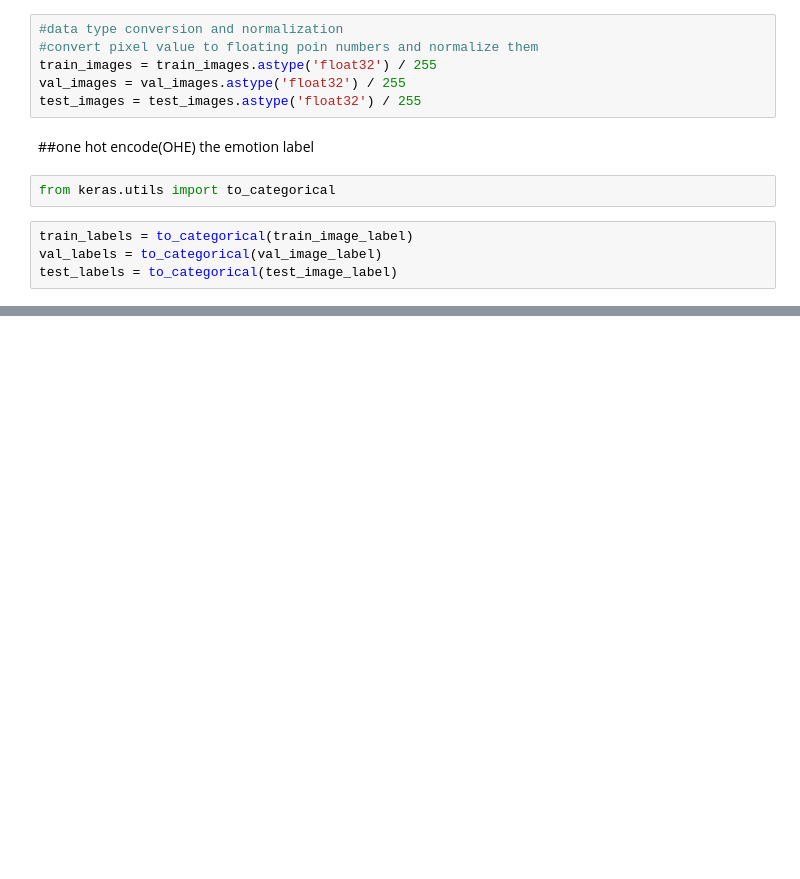
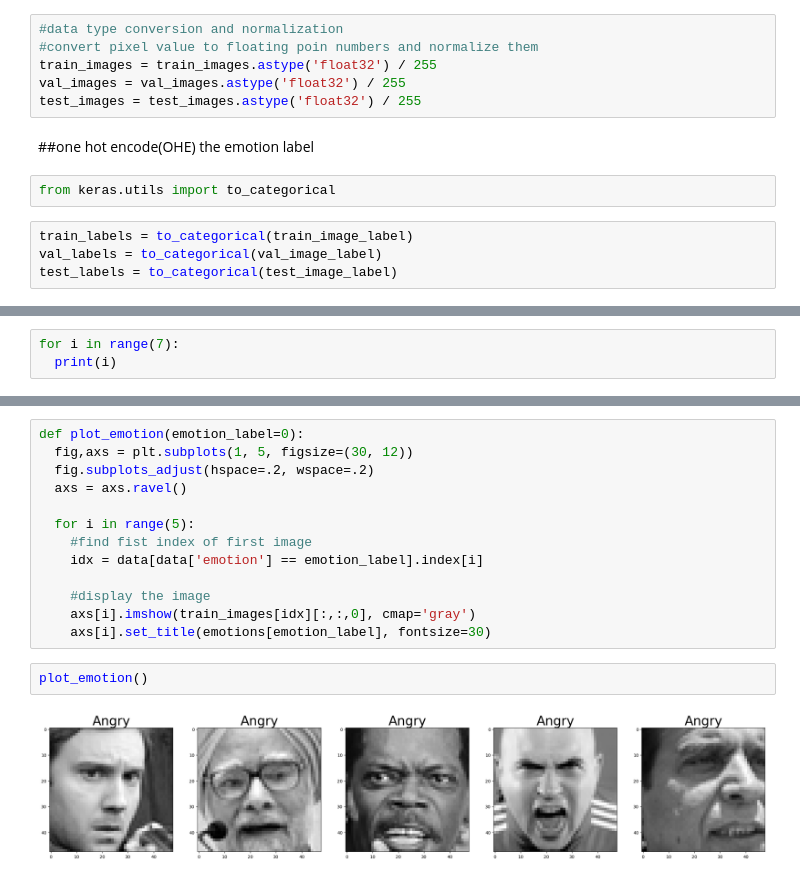
Before and after one commit to rjrizani/machine-learning, a Jupyter notebook: Emotions_Detection.ipynb, the cells around one changed output, grey strips where cells are left out. Drawn from its saved outputs; the diff is of its cells as text; blank space fills up the shorter version.

```diff
--- a/Emotions_Detection.ipynb
+++ b/Emotions_Detection.ipynb
@@ -108,0 +158,3 @@ test_labels = to_categorical(test_image_label)
+# %%
+for i in range(7):
+  print(i)
@@ -108,0 +173,17 @@ test_labels = to_categorical(test_image_label)
+# %%
+def plot_emotion(emotion_label=0):
+  fig,axs = plt.subplots(1, 5, figsize=(30, 12))
+  fig.subplots_adjust(hspace=.2, wspace=.2)
+  axs = axs.ravel()
+
+  for i in range(5):
+    #find fist index of first image
+    idx = data[data['emotion'] == emotion_label].index[i]
+
+    #display the image
+    axs[i].imshow(train_images[idx][:,:,0], cmap='gray')
+    axs[i].set_title(emotions[emotion_label], fontsize=30)
+# %%
+plot_emotion()
+# %% [output]
+[figure, added]
```
Also changed, not shown: parts of 15 cells of this notebook.
